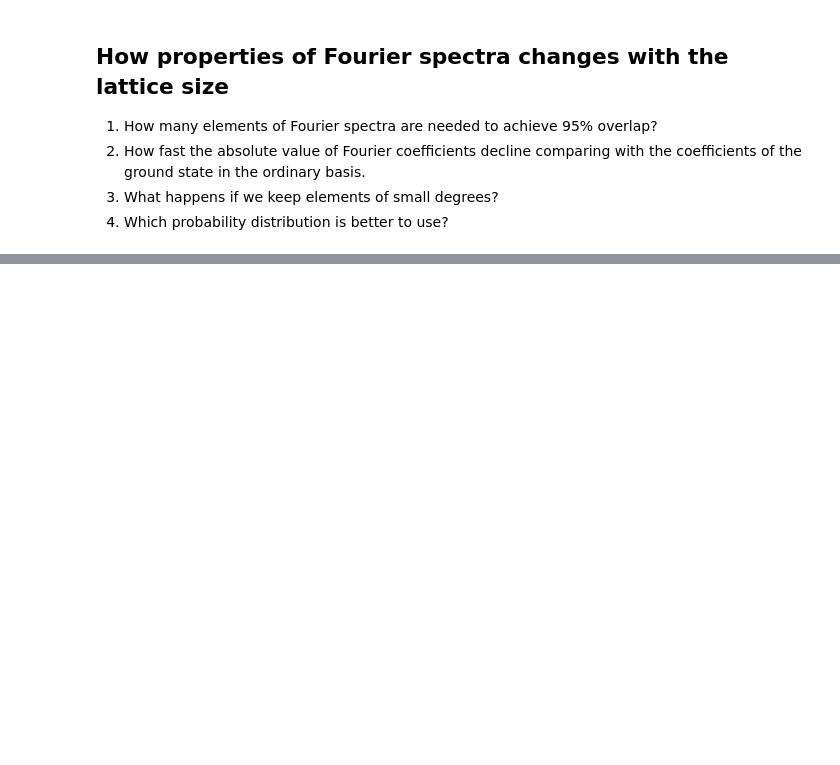
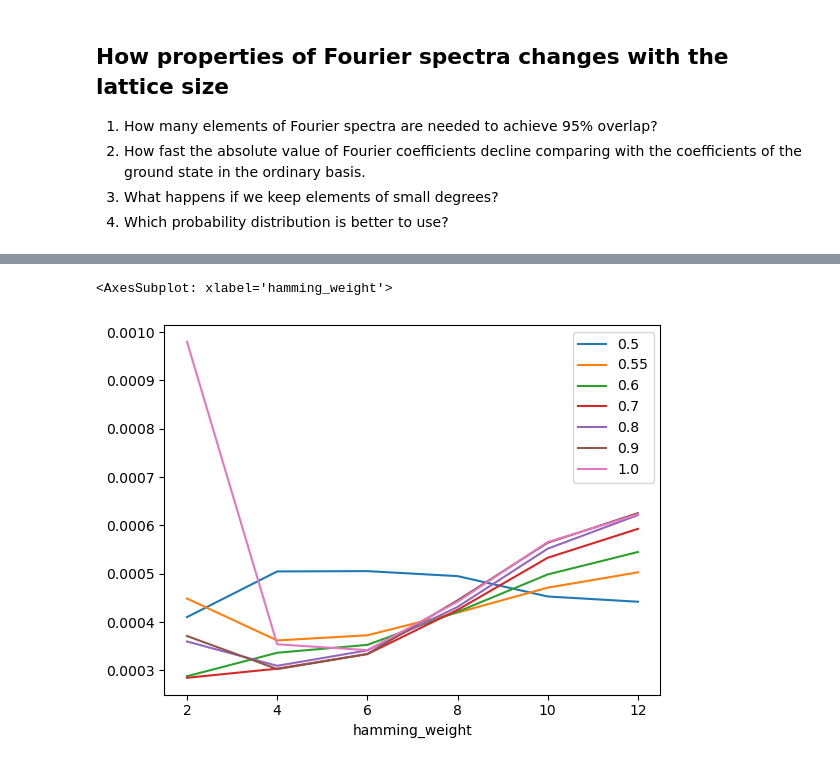
Before and after one commit to ischurov/frustrations-eda, a Jupyter notebook: boolean-analysys-experiments-3.ipynb, the cells around one changed output, grey strips where cells are left out. Saved outputs shown, nothing was run; the diff lists cells and outputs as text; code cells hidden in the pictures; blank space fills up the shorter version.

```diff
--- a/boolean-analysys-experiments-3.ipynb
+++ b/boolean-analysys-experiments-3.ipynb
@@ -481,0 +395,16 @@ array([ 4095,  6143,  7167,  7679,  7935,  8063,  8127,  8159,  8175,
+# %%
+def get_analyzer_from_pickle(J2):
+    analyzer = BooleanFourierAnalyser(
+        system=HeisenbergJ1J2(
+            KagomeLattice(width=2, height=4),
+            J1=1,
+            J2=J2,
+            use_symmetries=True,
+            spin_inversion=1,
+            ground_state_cache_dir=Path("groundstates"),
+        ),
+        use_subset_symmetries=True,
+        show_progress=True,
+    )
+    analyzer.restore_learner_from_pickle(experiment_dir / f"learner-J2={J2!r}.pickle.lz")
+    return analyzer
@@ -481,0 +438,2 @@ array([ 4095,  6143,  7167,  7679,  7935,  8063,  8127,  8159,  8175,
+# %%
+analyzer = get_analyzer_from_pickle(0.9)
@@ -481,0 +472,2 @@ array([ 4095,  6143,  7167,  7679,  7935,  8063,  8127,  8159,  8175,
+# %%
+J2_to_analyzer = {J2: get_analyzer_from_pickle(J2) for J2 in J2s}
@@ -481,0 +533,22 @@ array([ 4095,  6143,  7167,  7679,  7935,  8063,  8127,  8159,  8175,
+# %%
+mean_abs_coeffs = {
+    J2: analyzer.learner.coeffs_ser_.to_frame().assign(
+    hamming_weight=lambda x: popcount(x.index),
+    abs_coeff=lambda x: x["coeff"].abs(),
+).reset_index().rename(columns={"index": "state"}).assign(
+    state=lambda x: np.where(
+        x["hamming_weight"] > analyzer.system.number_spins // 2,
+        x["state"] ^ (2**analyzer.system.number_spins - 1),
+        x["state"],
+    )
+).assign(
+    hamming_weight=lambda x: popcount(x["state"])
+).set_index(
+    "state"
+).groupby(
+    "hamming_weight"
+)[
+    "abs_coeff"
+].mean()
+    for J2, analyzer in J2_to_analyzer.items()
+}
@@ -481,0 +557,5 @@ array([ 4095,  6143,  7167,  7679,  7935,  8063,  8127,  8159,  8175,
+# %%
+pd.DataFrame(mean_abs_coeffs)[lambda x: x.index % 2 == 0].drop([0]).plot()
+# %% [output]
+<AxesSubplot: xlabel='hamming_weight'>
+[figure, added]
```
Also changed, not shown: parts of 35 cells of this notebook, 2 other files.
